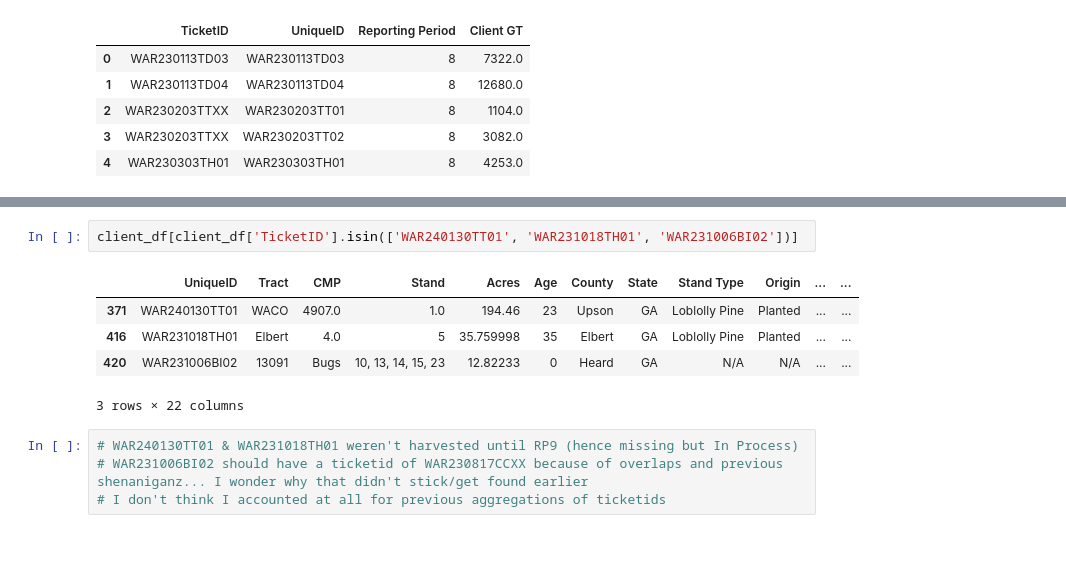
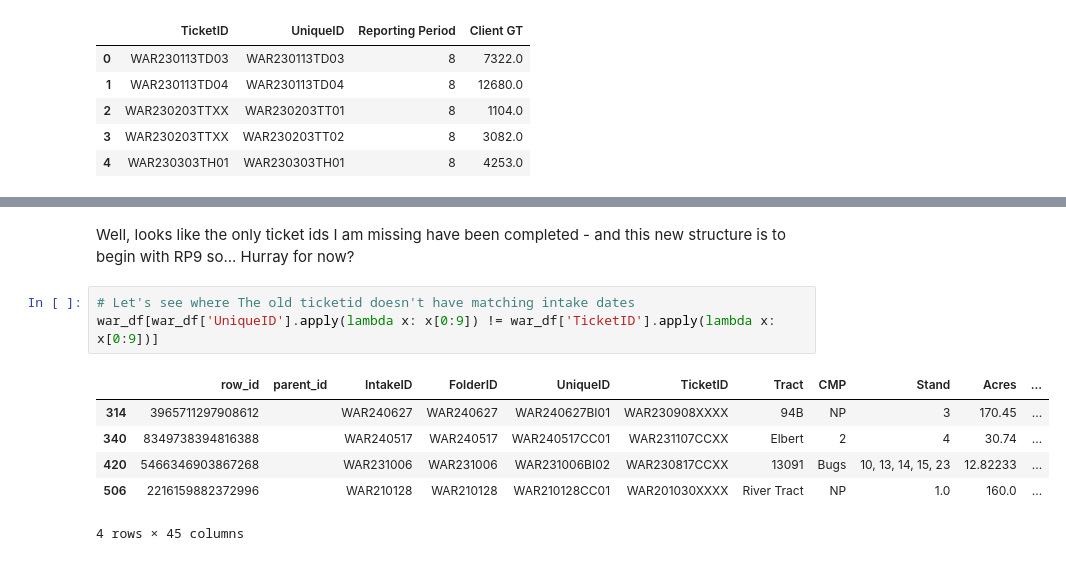
Before and after one commit to BilyBrown/sqlite3-tutorial, a Jupyter notebook: create_war_tables.ipynb, the cells around one changed output, grey strips where cells are left out. Saved outputs shown, nothing was run; the diff lists cells and outputs as text.

```diff
--- a/create_war_tables.ipynb
+++ b/create_war_tables.ipynb
@@ -818,12 +815,12 @@ status_df[(status_df['UniqueID'].isin(potential_missing)) & (status_df['Status']
-# %%
-client_df[client_df['TicketID'].isin(['WAR240130TT01', 'WAR231018TH01', 'WAR231006BI02'])]
-# %% [output]
-|  | UniqueID | Tract | CMP | Stand | Acres | Age | County | State | Stand Type | Origin | ... | ... |
-| 371 | WAR240130TT01 | WACO | 4907.0 | 1.0 | 194.46 | 23 | Upson | GA | Loblolly Pine | Planted | ... | ... |
-| 416 | WAR231018TH01 | Elbert | 4.0 | 5 | 35.759998 | 35 | Elbert | GA | Loblolly Pine | Planted | ... | ... |
-| 420 | WAR231006BI02 | 13091 | Bugs | 10, 13, 14, 15, 23 | 12.82233 | 0 | Heard | GA | N/A | N/A | ... | ... |
-3 rows × 22 columns
-# %%
-# WAR240130TT01 & WAR231018TH01 weren't harvested until RP9 (hence missing but In Process)
-# WAR231006BI02 should have a ticketid of WAR230817CCXX because of overlaps and previous shenaniganz... I wonder why that didn't stick/get found earlier
-# I don't think I accounted at all for previous aggregations of ticketids
+# %% [markdown]
+Well, looks like the only ticket ids I am missing have been completed - and this new structure is to begin with RP9 so... Hurray for now?
+# %%
+# Let's see where The old ticketid doesn't have matching intake dates
+war_df[war_df['UniqueID'].apply(lambda x: x[0:9]) != war_df['TicketID'].apply(lambda x: x[0:9])]
+# %% [output]
+|  | row_id | parent_id | IntakeID | FolderID | UniqueID | TicketID | Tract | CMP | Stand | Acres | ... |
+| 314 | 3965711297908612 |  | WAR240627 | WAR240627 | WAR240627BI01 | WAR230908XXXX | 94B | NP | 3 | 170.45 | ... |
+| 340 | 8349738394816388 |  | WAR240517 | WAR240517 | WAR240517CC01 | WAR231107CCXX | Elbert | 2 | 4 | 30.74 | ... |
+| 420 | 5466346903867268 |  | WAR231006 | WAR231006 | WAR231006BI02 | WAR230817CCXX | 13091 | Bugs | 10, 13, 14, 15, 23 | 12.82233 | ... |
+| 506 | 2216159882372996 |  | WAR210128 | WAR210128 | WAR210128CC01 | WAR201030XXXX | River Tract | NP | 1.0 | 160.0 | ... |
+4 rows × 45 columns
```
Also changed, not shown: parts of 8 cells of this notebook.
